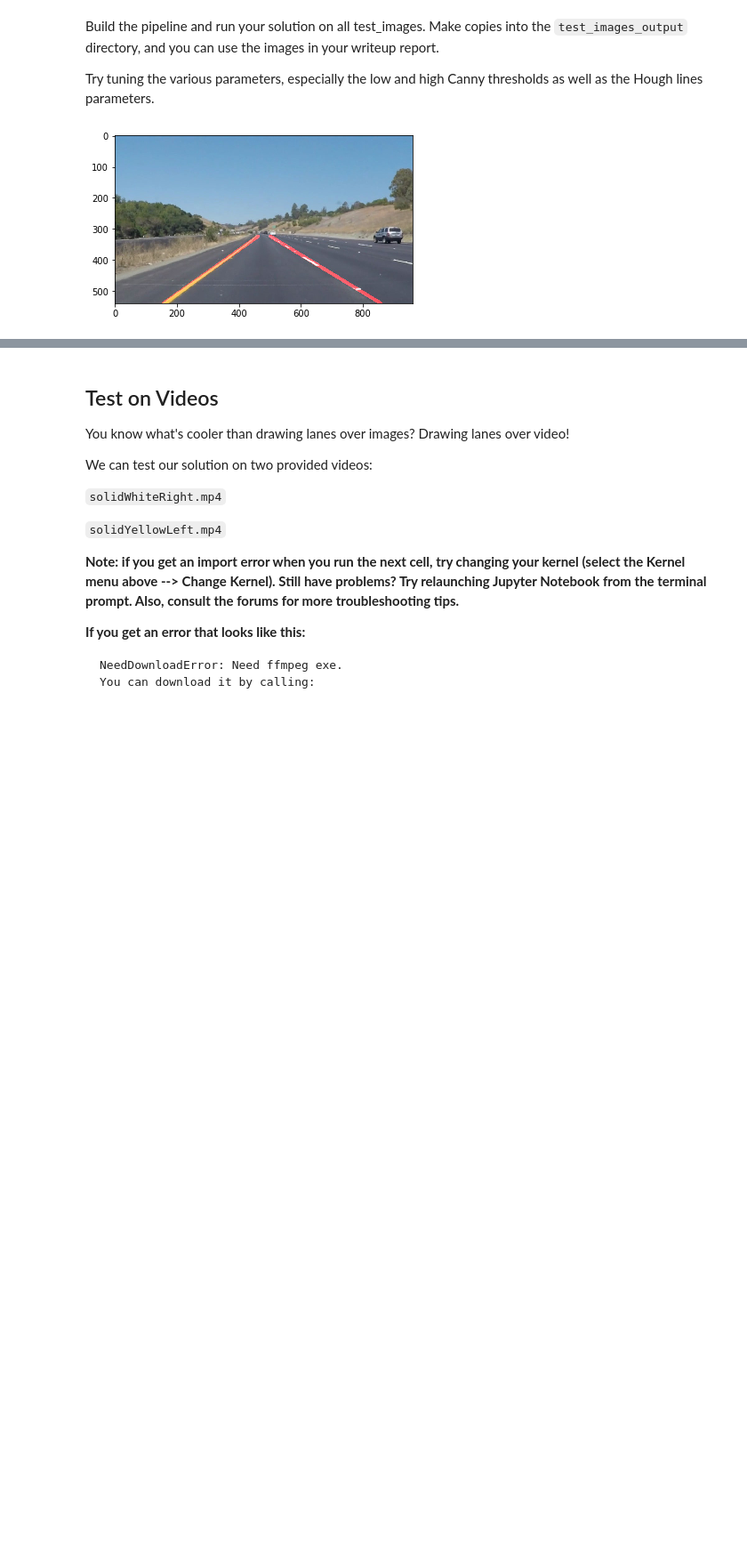
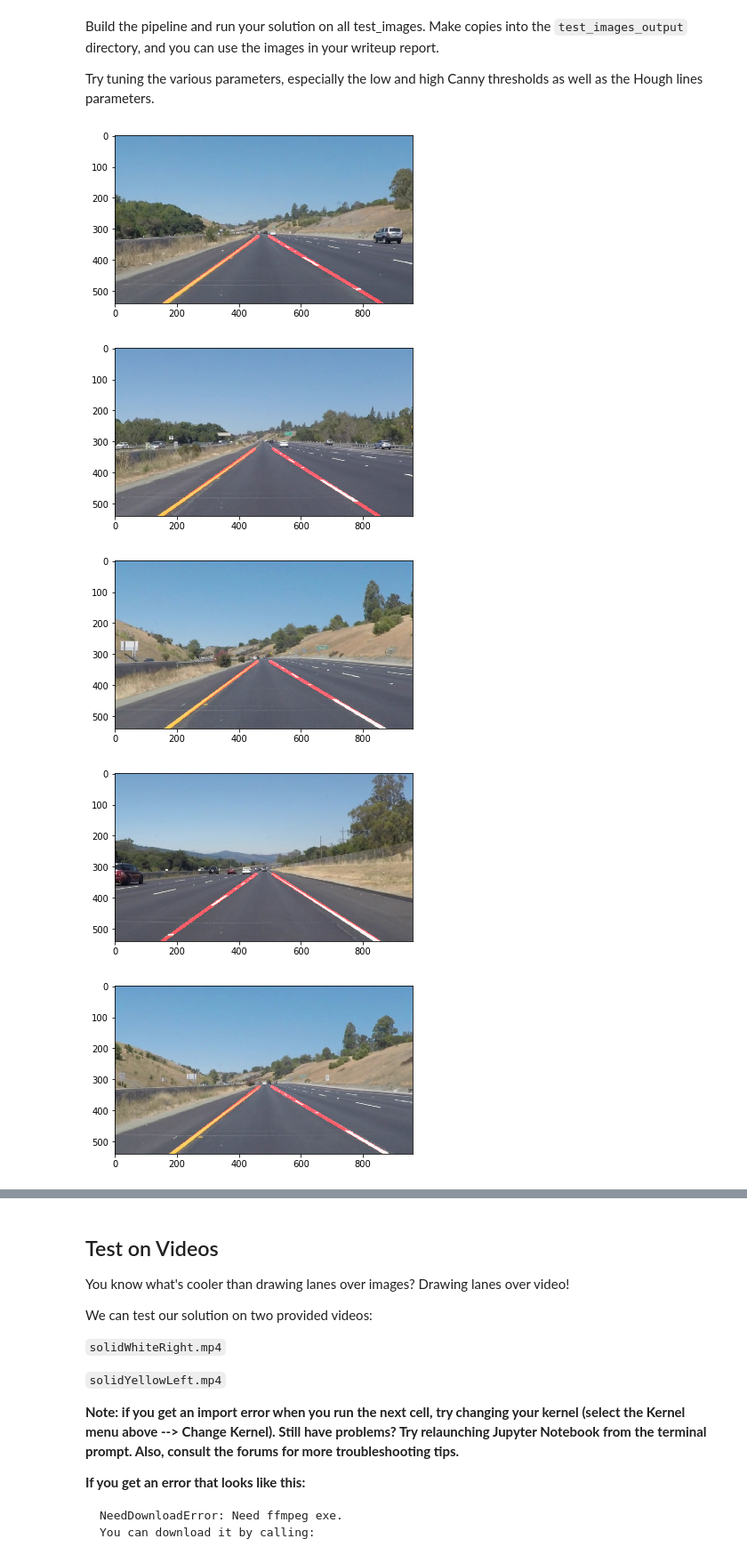
Before and after one commit to ShankHarinath/CarND-LaneLines-P1, a Jupyter notebook: P1.ipynb, the cells around one changed output, grey strips where cells are left out. Shown: that part at 89% size. Saved outputs shown, nothing was run; the diff lists cells and outputs as text; code cells hidden in the pictures; blank space fills up the shorter version.

```diff
--- a/P1.ipynb
+++ b/P1.ipynb
@@ -259,32 +259,35 @@ def mark_lanes(original_img):
     apex_left = [y * 0.4, x * 0.6]
     apex_right = [y * 0.6, x * 0.6]
 
     vertices = np.array([[left_bottom, apex_left, apex_right, right_bottom]], dtype=np.int32)
     img = region_of_interest(img, vertices=[vertices])
 
     # Apply canny edge detection
     img = canny(img, 50, 150)
 
     # Apply hough transformation
-    img = hough_lines(img, 1, np.pi/180, 20, 20, 300)
+    img = hough_lines(img, 1, np.pi/180, 25, 20, 400)
 
     # Overlap the lines with original image
     return weighted_img(img, original_img, α=1., β=0.95, λ=0.)
 
 test_img_dir = 'test_images/'
 test_img_out_dir = 'test_images_output/'
 
 for image in os.listdir(test_img_dir):
     img_path = test_img_dir + image
     original_img = read_image(img_path)
     img = mark_lanes(original_img)
     img = cv2.cvtColor(img, cv2.COLOR_RGB2BGR)
     write_image(test_img_out_dir + image, img)
 
     # Validate test image output
     img = read_image(test_img_out_dir + image)
     plt.figure()
     plt.imshow(img, cmap='Greys_r')
-    break
 # %% [output]
 [figure]
+[figure, added]
+[figure, added]
+[figure, added]
+[figure, added]
```
Also changed, not shown: parts of 4 cells of this notebook, 9 other files.
